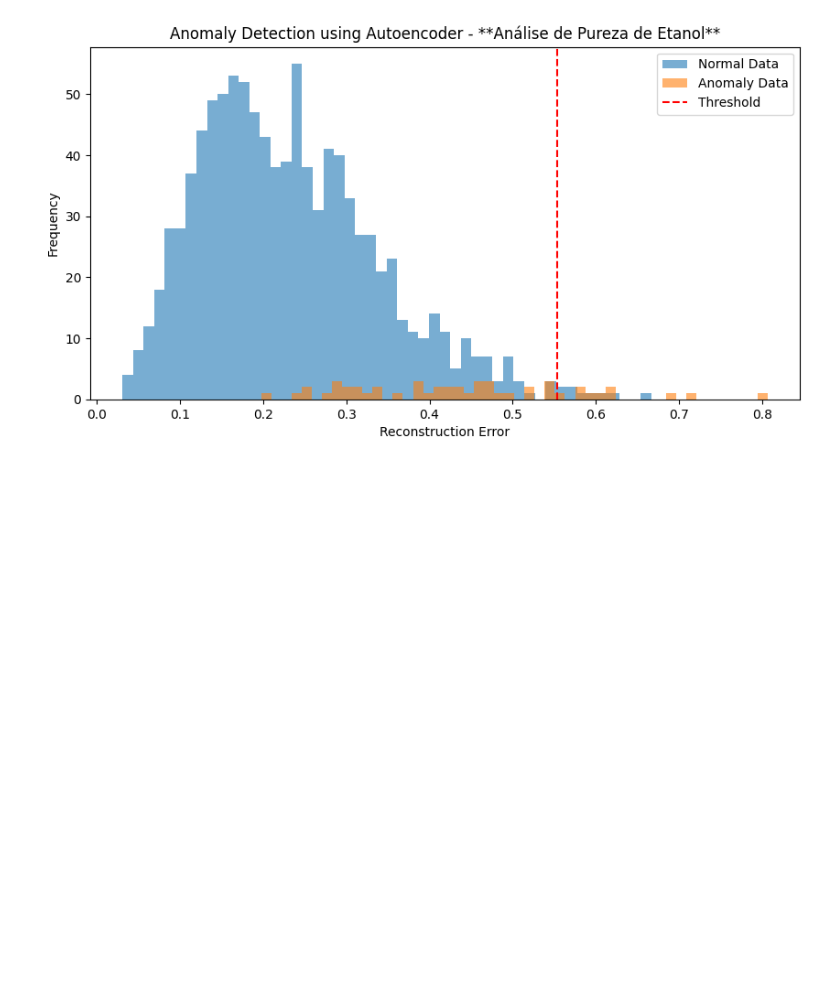
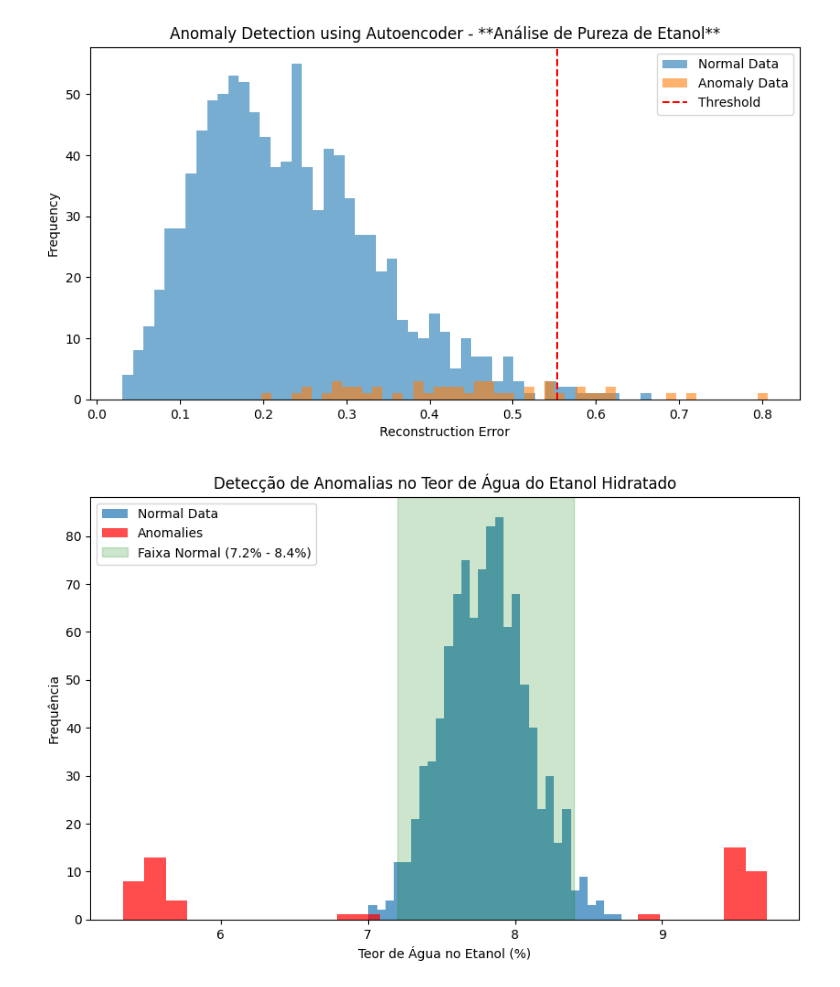
Before and after one commit to keikezon/FIAP-IA-para-devs, a Jupyter notebook: Análise_de_Pureza_de_Etanol.ipynb, the cells around one changed output. Saved outputs shown, nothing was run; the diff lists cells and outputs as text; code cells hidden in the pictures; blank space fills up the shorter version.

```diff
--- a/Análise_de_Pureza_de_Etanol.ipynb
+++ b/Análise_de_Pureza_de_Etanol.ipynb
@@ -81,3 +81,43 @@ Requirement already satisfied: fsspec>=0.8.5 in /usr/local/lib/python3.13/dist-p
 Requirement already satisfied: mpmath<1.4,>=1.1.0 in /usr/local/lib/python3.13/dist-packages (from sympy>=1.13.3->torch) (1.3.0)
 Requirement already satisfied: MarkupSafe>=2.0 in /usr/local/lib/python3.13/dist-packages (from jinja2->torch) (3.0.4)
 [figure]
+# %%
+import numpy as np
+import matplotlib.pyplot as plt
+from sklearn.ensemble import IsolationForest
+
+np.random.seed(42)
+
+# Gerando dados simulados de teor de água
+normal_water_content = np.random.normal(7.8, 0.3, 1000)
+anomaly_water_content = np.concatenate([
+    np.random.normal(9.5, 0.1, 25),
+    np.random.normal(5.5, 0.1, 25)
+])
+
+# Combinando os dados
+water_content_data = np.concatenate([normal_water_content, anomaly_water_content]).reshape(-1, 1)
+
+# Aplicando o modelo de detecção de anomalias
+model = IsolationForest(n_estimators=100, contamination=0.05, random_state=42)
+model.fit(water_content_data)
+predictions = model.predict(water_content_data)
+
+normal_values = water_content_data[predictions == 1]
+anomaly_values = water_content_data[predictions == -1]
+
+# Faixa esperada de pureza do etanol hidratado
+normal_range_min, normal_range_max = 7.2, 8.4
+
+# Visualização dos resultados
+plt.figure(figsize=(10, 6))
+plt.hist(normal_values, bins=30, alpha=0.7, label="Normal Data")
+plt.hist(anomaly_values, bins=30, alpha=0.7, color="red", label="Anomalies")
+plt.axvspan(normal_range_min, normal_range_max, color="green", alpha=0.2, label="Faixa Normal (7.2% - 8.4%)")
+plt.xlabel("Teor de Água no Etanol (%)")
+plt.ylabel("Frequência")
+plt.title("Detecção de Anomalias no Teor de Água do Etanol Hidratado")
+plt.legend()
+plt.show()
+# %% [output]
+[figure, added]
```
